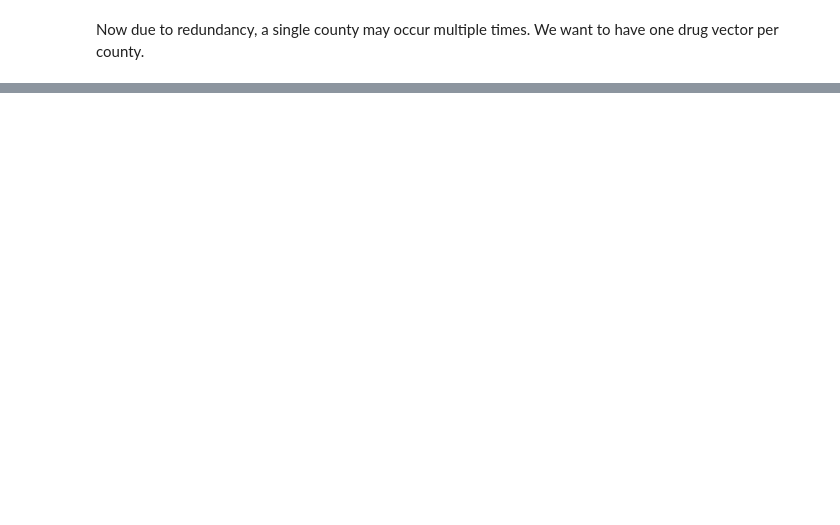
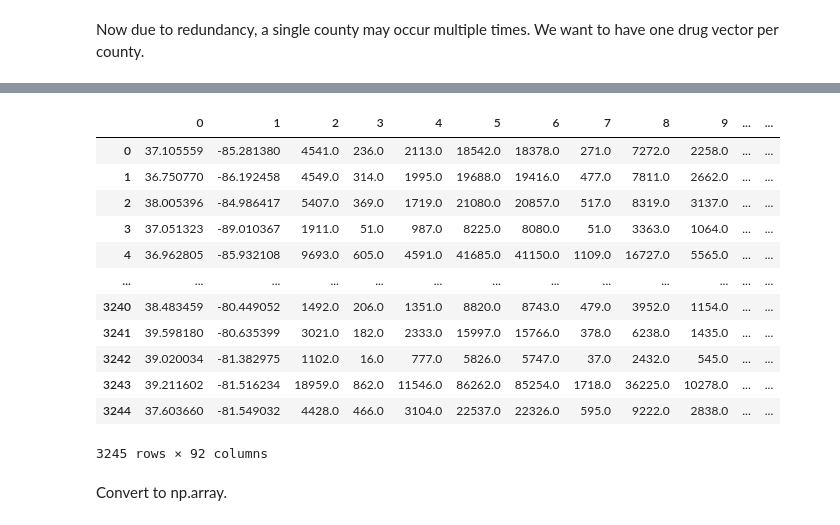
Before and after one commit to kper220/21-MTH600-Final, a Jupyter notebook: opioid crisis analysis.ipynb, the cells around one changed output, grey strips where cells are left out. Drawn from its saved outputs; the diff is of its cells as text; code cells hidden in the pictures; blank space fills up the shorter version.

```diff
--- a/opioid crisis analysis.ipynb
+++ b/opioid crisis analysis.ipynb
@@ -173,0 +336,19 @@ np.savetxt("please_dont_overwrite.csv", sample, delimiter=",")
+# %%
+sample_read = pd.read_csv('please_dont_overwrite.csv', header=None)
+sample_read
+# %% [output]
+|  | 0 | 1 | 2 | 3 | 4 | 5 | 6 | 7 | 8 | 9 | ... | ... |
+| 0 | 37.105559 | -85.281380 | 4541.0 | 236.0 | 2113.0 | 18542.0 | 18378.0 | 271.0 | 7272.0 | 2258.0 | ... | ... |
+| 1 | 36.750770 | -86.192458 | 4549.0 | 314.0 | 1995.0 | 19688.0 | 19416.0 | 477.0 | 7811.0 | 2662.0 | ... | ... |
+| 2 | 38.005396 | -84.986417 | 5407.0 | 369.0 | 1719.0 | 21080.0 | 20857.0 | 517.0 | 8319.0 | 3137.0 | ... | ... |
+| 3 | 37.051323 | -89.010367 | 1911.0 | 51.0 | 987.0 | 8225.0 | 8080.0 | 51.0 | 3363.0 | 1064.0 | ... | ... |
+| 4 | 36.962805 | -85.932108 | 9693.0 | 605.0 | 4591.0 | 41685.0 | 41150.0 | 1109.0 | 16727.0 | 5565.0 | ... | ... |
+| ... | ... | ... | ... | ... | ... | ... | ... | ... | ... | ... | ... | ... |
+| 3240 | 38.483459 | -80.449052 | 1492.0 | 206.0 | 1351.0 | 8820.0 | 8743.0 | 479.0 | 3952.0 | 1154.0 | ... | ... |
+| 3241 | 39.598180 | -80.635399 | 3021.0 | 182.0 | 2333.0 | 15997.0 | 15766.0 | 378.0 | 6238.0 | 1435.0 | ... | ... |
+| 3242 | 39.020034 | -81.382975 | 1102.0 | 16.0 | 777.0 | 5826.0 | 5747.0 | 37.0 | 2432.0 | 545.0 | ... | ... |
+| 3243 | 39.211602 | -81.516234 | 18959.0 | 862.0 | 11546.0 | 86262.0 | 85254.0 | 1718.0 | 36225.0 | 10278.0 | ... | ... |
+| 3244 | 37.603660 | -81.549032 | 4428.0 | 466.0 | 3104.0 | 22537.0 | 22326.0 | 595.0 | 9222.0 | 2838.0 | ... | ... |
+3245 rows × 92 columns
+# %% [markdown]
+Convert to np.array.
```
Also changed, not shown: parts of 49 cells of this notebook, 1 other file.
